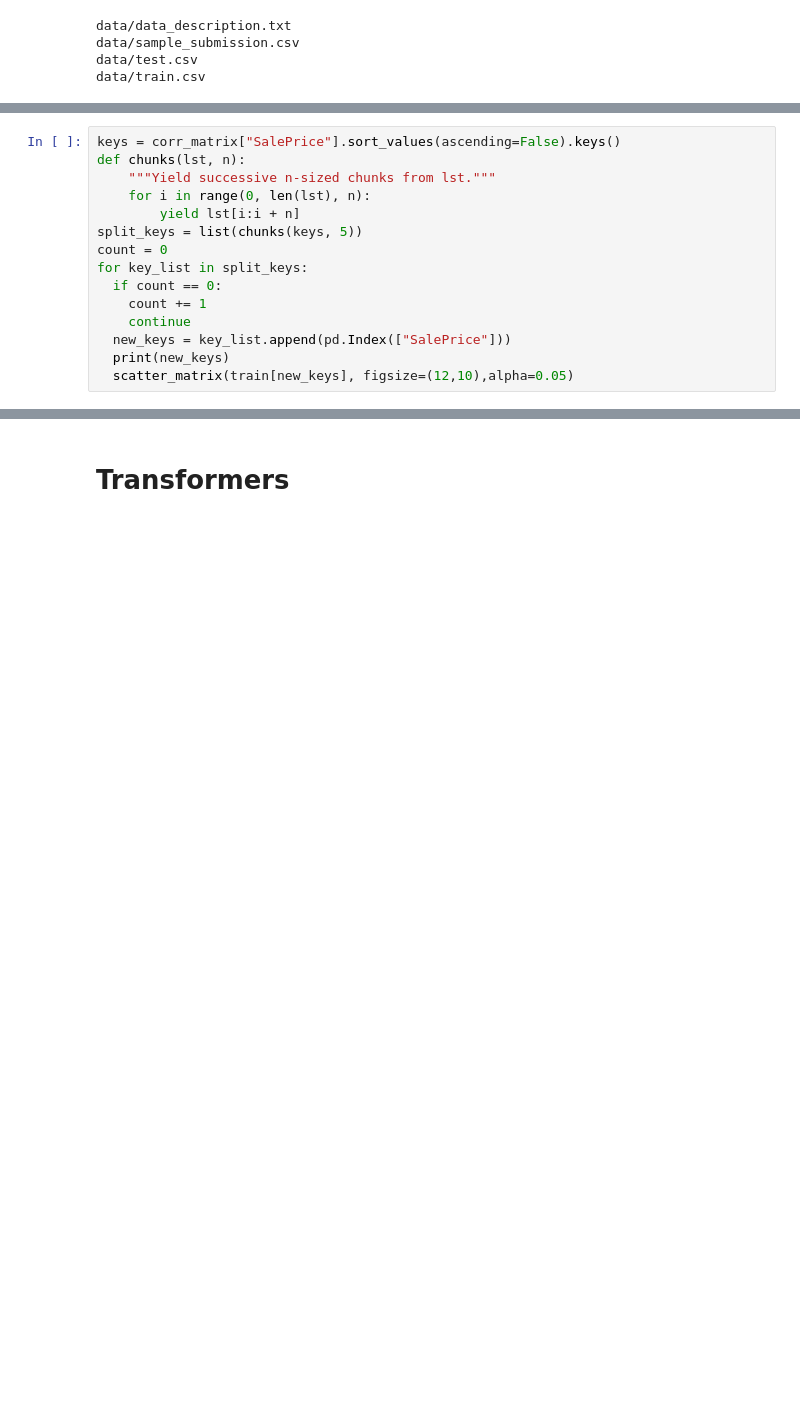
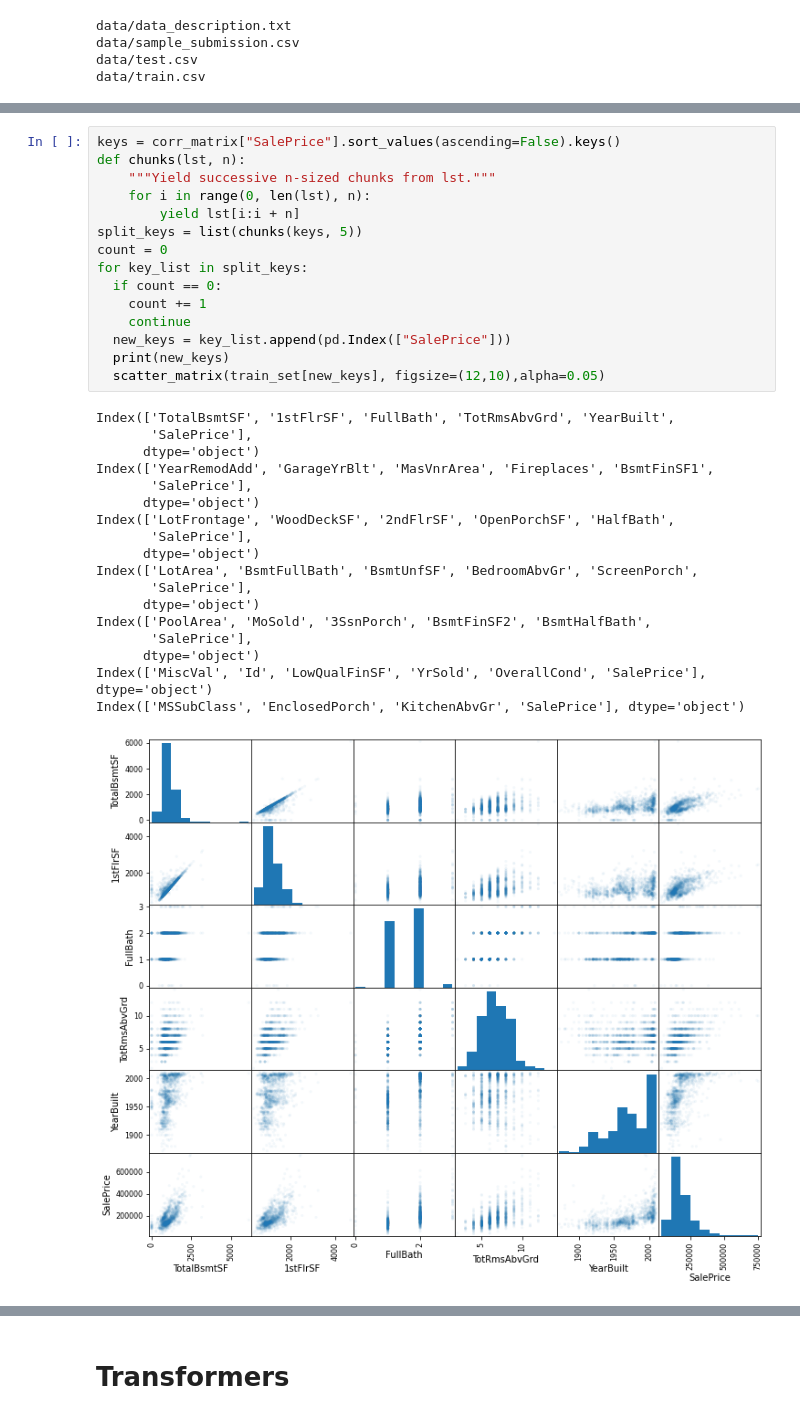
Before and after one commit to briancy02/kaggle-home-prices, a Jupyter notebook: improved_model.ipynb, the cells around one changed output, grey strips where cells are left out. Drawn from its saved outputs; the diff is of its cells as text; blank space fills up the shorter version.

```diff
--- a/improved_model.ipynb
+++ b/improved_model.ipynb
@@ -121,15 +105,34 @@ array([[<matplotlib.axes._subplots.AxesSubplot object at 0x...>,
 # %%
 keys = corr_matrix["SalePrice"].sort_values(ascending=False).keys()
 def chunks(lst, n):
     """Yield successive n-sized chunks from lst."""
     for i in range(0, len(lst), n):
         yield lst[i:i + n]
 split_keys = list(chunks(keys, 5))
 count = 0
 for key_list in split_keys:
   if count == 0:
     count += 1
     continue
   new_keys = key_list.append(pd.Index(["SalePrice"]))
   print(new_keys)
-  scatter_matrix(train[new_keys], figsize=(12,10),alpha=0.05)
+  scatter_matrix(train_set[new_keys], figsize=(12,10),alpha=0.05)
+# %% [output]
+Index(['TotalBsmtSF', '1stFlrSF', 'FullBath', 'TotRmsAbvGrd', 'YearBuilt',
+       'SalePrice'],
+      dtype='object')
+Index(['YearRemodAdd', 'GarageYrBlt', 'MasVnrArea', 'Fireplaces', 'BsmtFinSF1',
+       'SalePrice'],
+      dtype='object')
+Index(['LotFrontage', 'WoodDeckSF', '2ndFlrSF', 'OpenPorchSF', 'HalfBath',
+       'SalePrice'],
+      dtype='object')
+Index(['LotArea', 'BsmtFullBath', 'BsmtUnfSF', 'BedroomAbvGr', 'ScreenPorch',
+       'SalePrice'],
+      dtype='object')
+Index(['PoolArea', 'MoSold', '3SsnPorch', 'BsmtFinSF2', 'BsmtHalfBath',
+       'SalePrice'],
+      dtype='object')
+Index(['MiscVal', 'Id', 'LowQualFinSF', 'YrSold', 'OverallCond', 'SalePrice'], dtype='object')
+Index(['MSSubClass', 'EnclosedPorch', 'KitchenAbvGr', 'SalePrice'], dtype='object')
+[figure, added]
```
Also changed, not shown: parts of 13 cells of this notebook, 2 other files.
